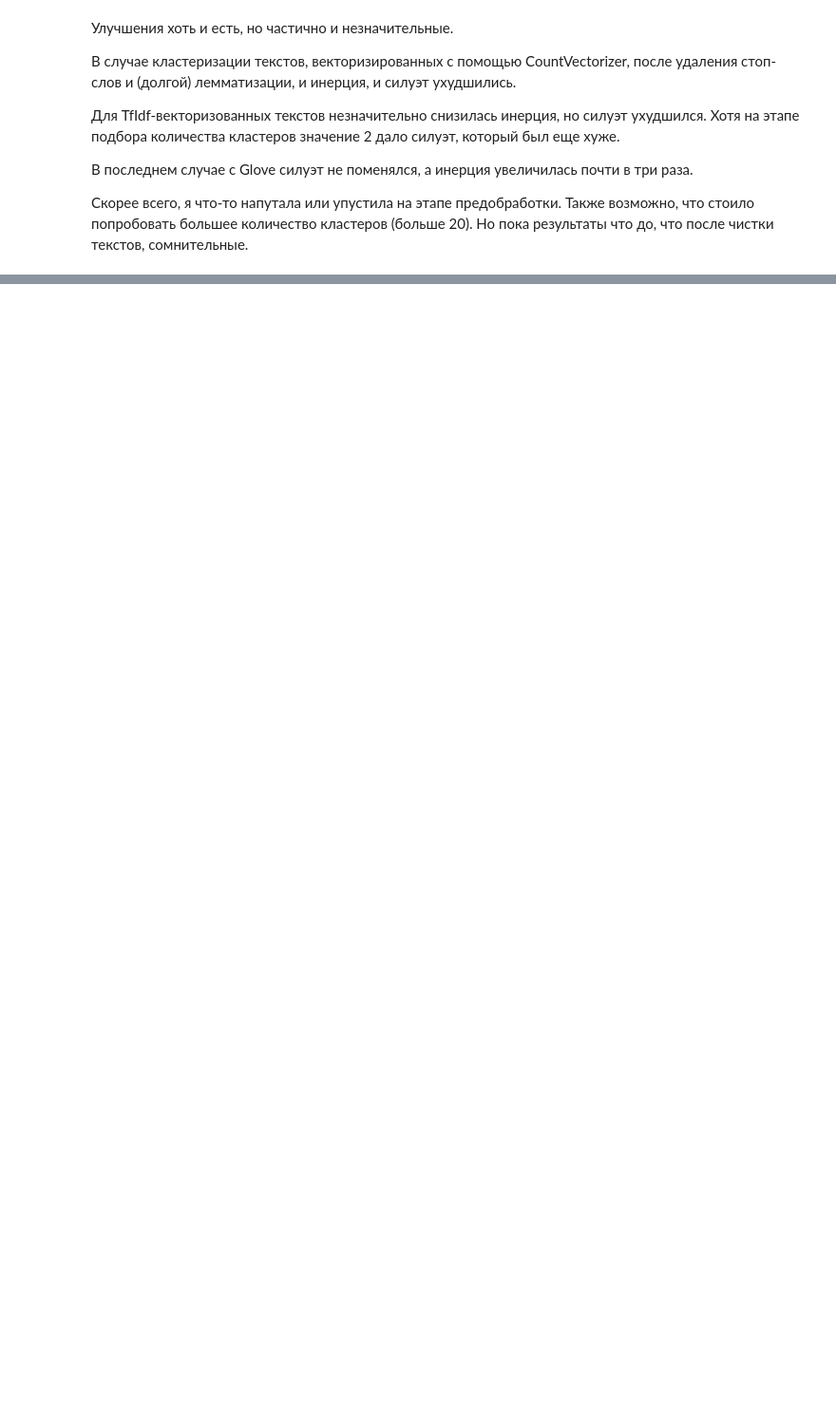
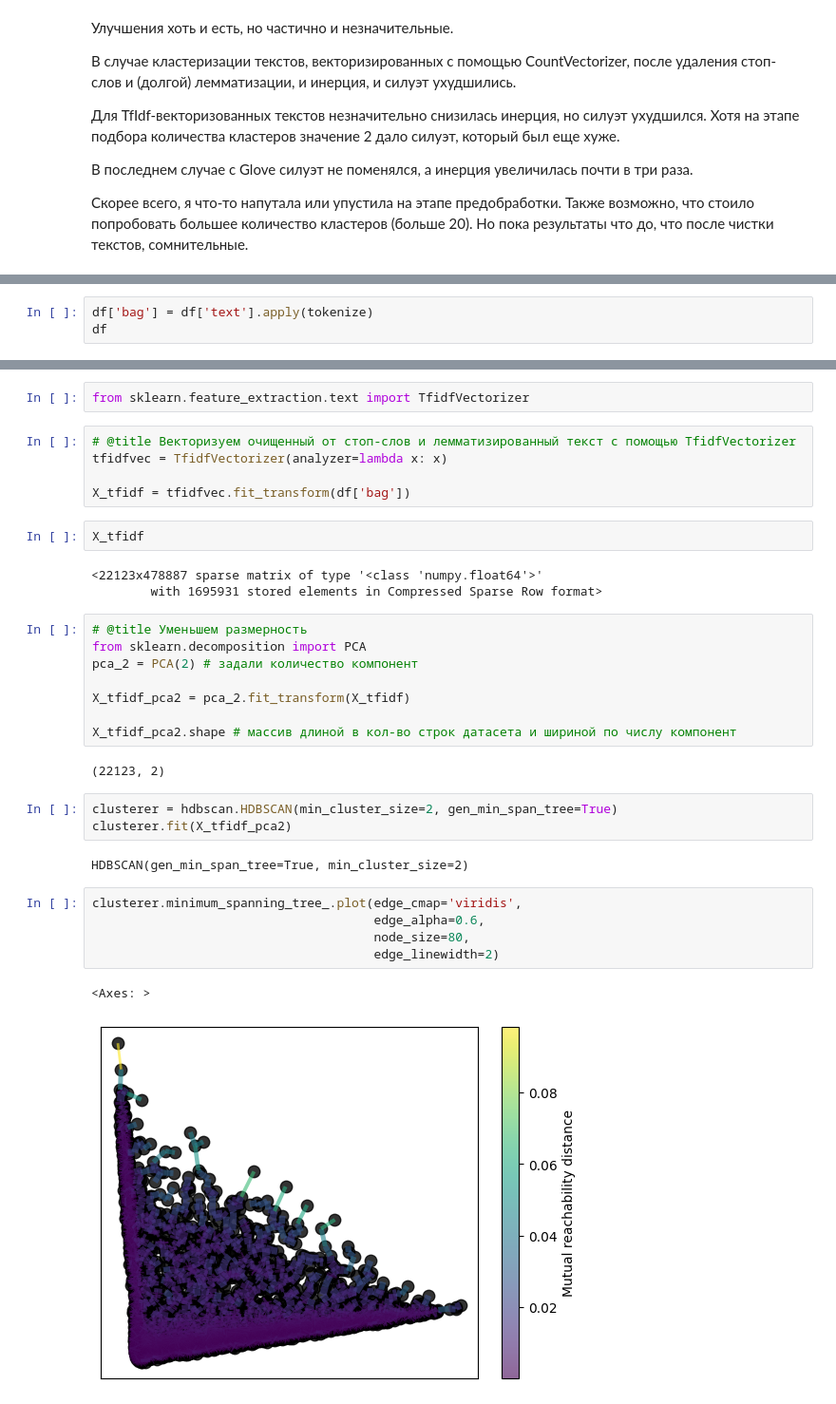
Before and after one commit to liminovna/HSE_ML_NOTEBOOKS, a Jupyter notebook: ML_HW_5.ipynb, the cells around one changed output, grey strips where cells are left out. Shown at 95% size. Drawn from its saved outputs; the diff is of its cells as text; blank space fills up the shorter version.

```diff
--- a/ML_HW_5.ipynb
+++ b/ML_HW_5.ipynb
@@ -1138,0 +1167,3 @@ df.iloc[closest[1]]['text']
+# %%
+df['bag'] = df['text'].apply(tokenize)
+df
@@ -1138,0 +1184,35 @@ df.iloc[closest[1]]['text']
+# %%
+from sklearn.feature_extraction.text import TfidfVectorizer
+# %%
+# @title Векторизуем очищенный от стоп-слов и лемматизированный текст с помощью TfidfVectorizer
+tfidfvec = TfidfVectorizer(analyzer=lambda x: x)
+
+X_tfidf = tfidfvec.fit_transform(df['bag'])
+# %%
+X_tfidf
+# %% [output]
+<22123x478887 sparse matrix of type '<class 'numpy.float64'>'
+        with 1695931 stored elements in Compressed Sparse Row format>
+# %%
+# @title Уменьшем размерность
+from sklearn.decomposition import PCA
+pca_2 = PCA(2) # задали количество компонент
+
+X_tfidf_pca2 = pca_2.fit_transform(X_tfidf)
+
+X_tfidf_pca2.shape # массив длиной в кол-во строк датасета и шириной по числу компонент
+# %% [output]
+(22123, 2)
+# %%
+clusterer = hdbscan.HDBSCAN(min_cluster_size=2, gen_min_span_tree=True)
+clusterer.fit(X_tfidf_pca2)
+# %% [output]
+HDBSCAN(gen_min_span_tree=True, min_cluster_size=2)
+# %%
+clusterer.minimum_spanning_tree_.plot(edge_cmap='viridis',
+                                      edge_alpha=0.6,
+                                      node_size=80,
+                                      edge_linewidth=2)
+# %% [output]
+<Axes: >
+[figure, added]
```
Also changed, not shown: parts of 38 cells of this notebook.
